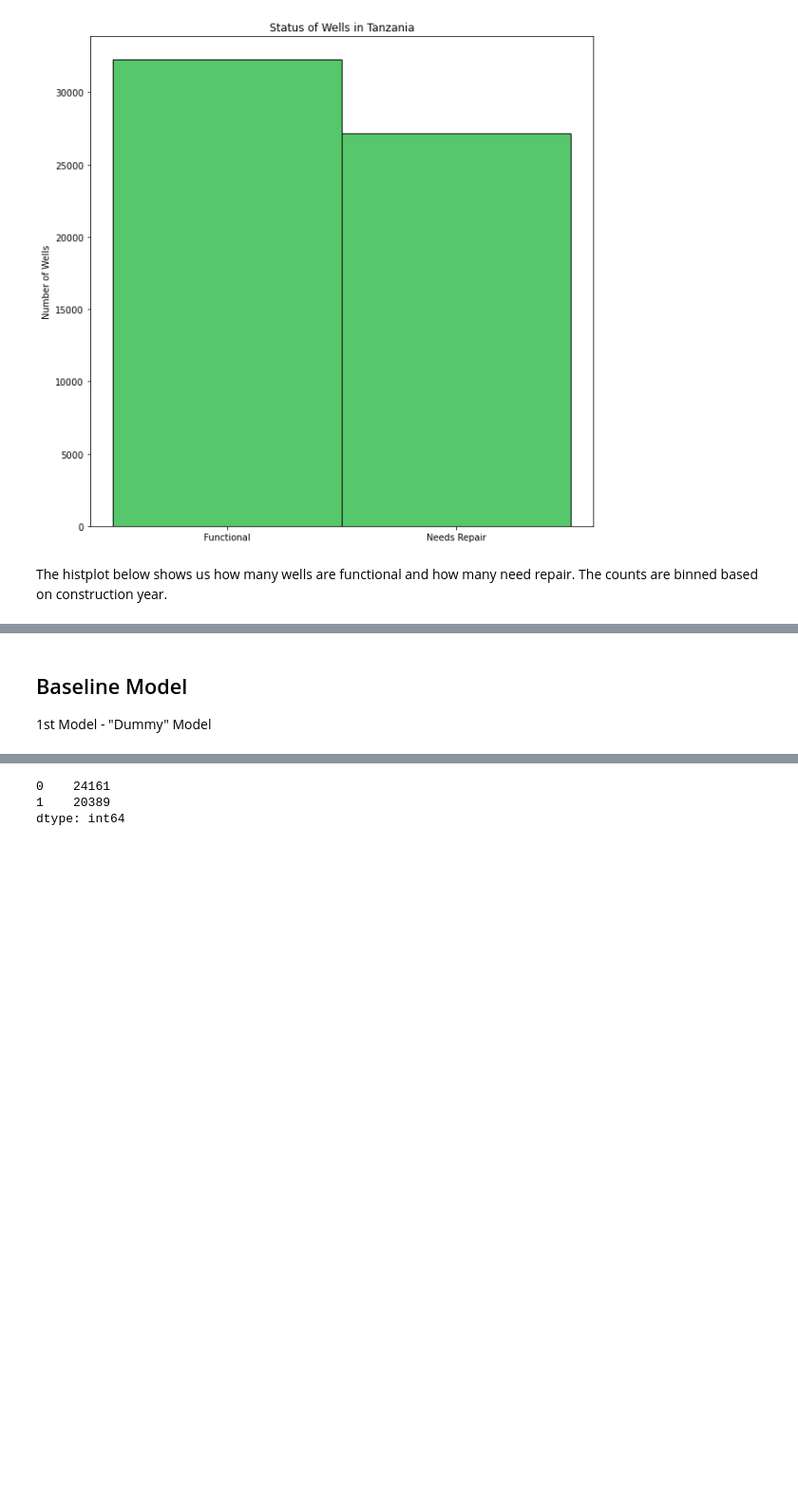
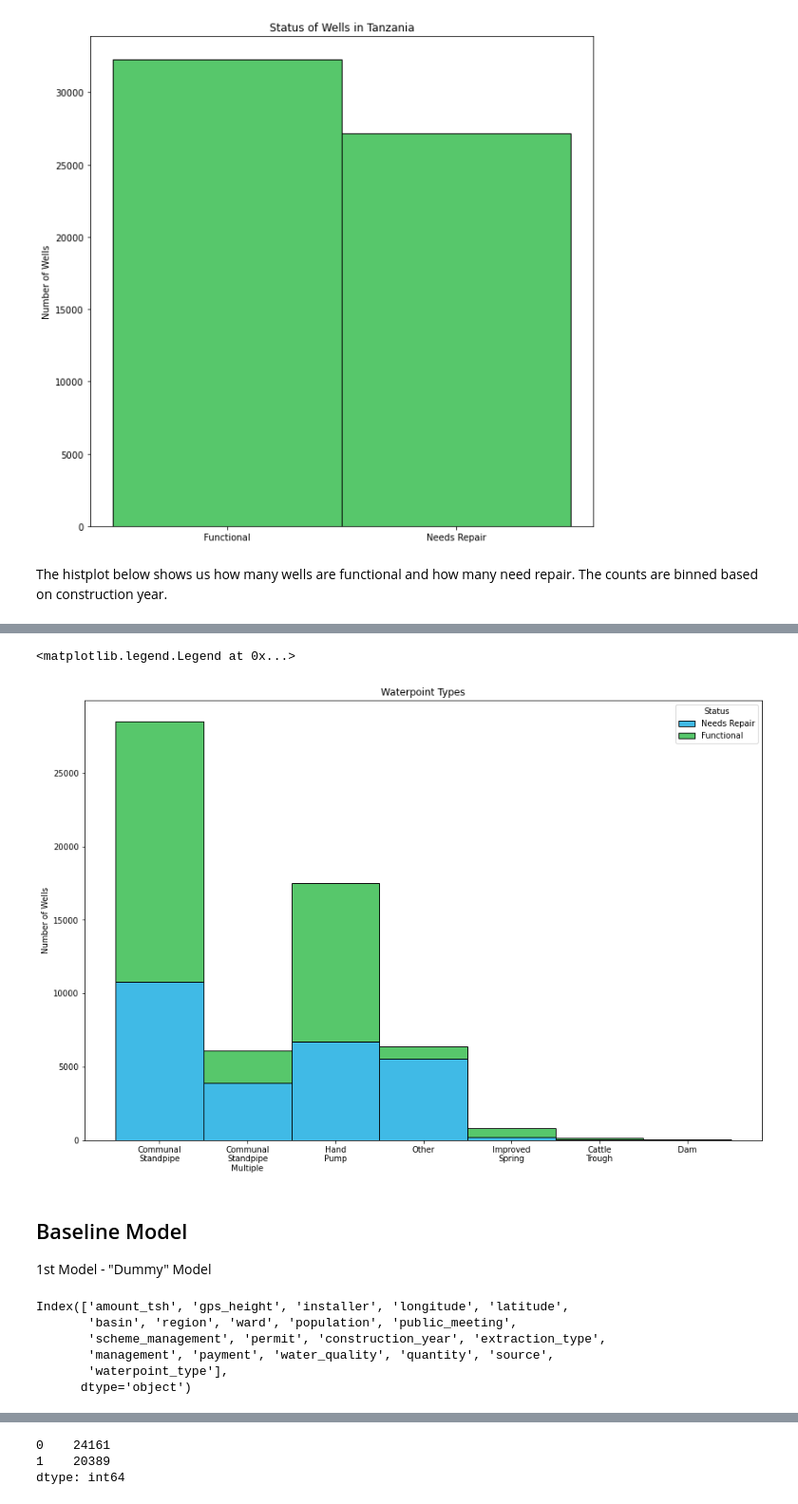
Before and after one commit to fetterollie/Tanzanian-Water-Wells, a Jupyter notebook: main/index.ipynb, the cells around one changed output, grey strips where cells are left out. Shown at 95% size. Cells and saved outputs as stored; diff of their text form; code cells hidden in the pictures; blank space fills up the shorter version.

```diff
--- a/main/index.ipynb
+++ b/main/index.ipynb
@@ -740,3 +771,32 @@ plt.legend(title='Status', loc='upper left', labels=['Functional', 'Needs Repair
+# %%
+fig, ax = plt.subplots(figsize=(15, 10))
+
+sns.histplot(data=df, x='waterpoint_type', hue='binary_status', multiple='stack', palette=gn_bu_pal, ax=ax)
+
+ax.set_title('Waterpoint Types')
+ax.set_ylabel('Number of Wells')
+ax.set_xlabel('')
+
+ax.set_xticklabels(['Communal\nStandpipe',
+                    'Communal\nStandpipe\nMultiple',
+                    'Hand\nPump', 'Other',
+                    'Improved\nSpring',
+                    'Cattle\nTrough',
+                    'Dam'])
+
+ax.legend(title='Status', labels=('Needs Repair', 'Functional'))
+# %% [output]
+<matplotlib.legend.Legend at 0x...>
+[figure, added]
 # %% [markdown]
 ## Baseline Model
 1st Model - "Dummy" Model
+# %%
+X.columns
+# %% [output]
+Index(['amount_tsh', 'gps_height', 'installer', 'longitude', 'latitude',
+       'basin', 'region', 'ward', 'population', 'public_meeting',
+       'scheme_management', 'permit', 'construction_year', 'extraction_type',
+       'management', 'payment', 'water_quality', 'quantity', 'source',
+       'waterpoint_type'],
+      dtype='object')
```
Also changed, not shown: parts of 39 cells of this notebook.
